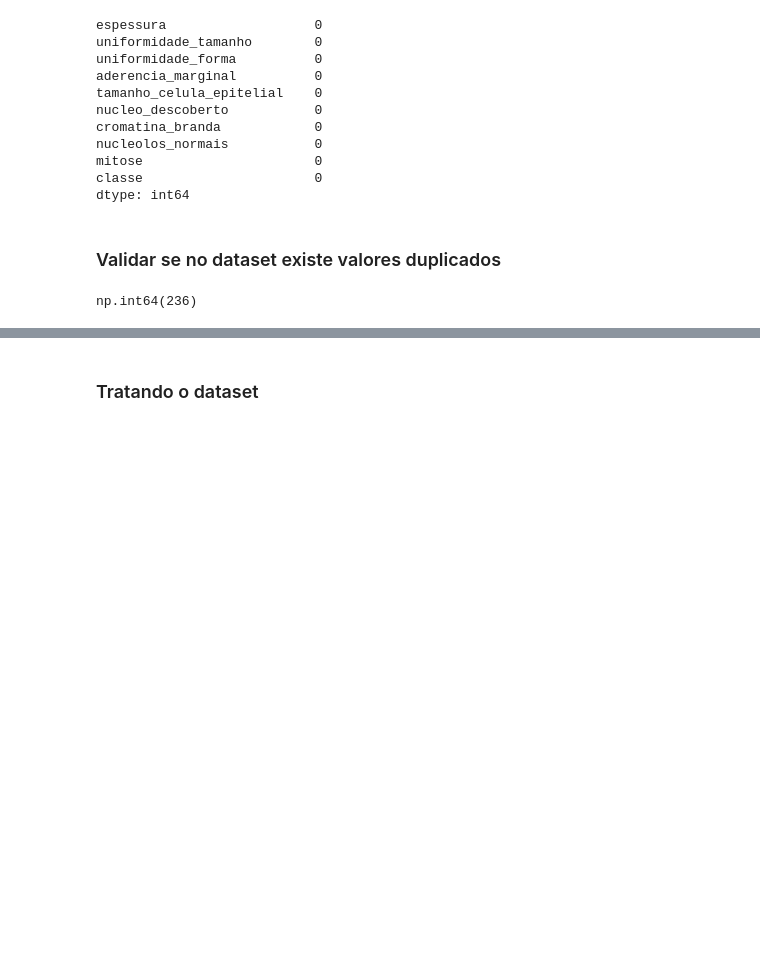
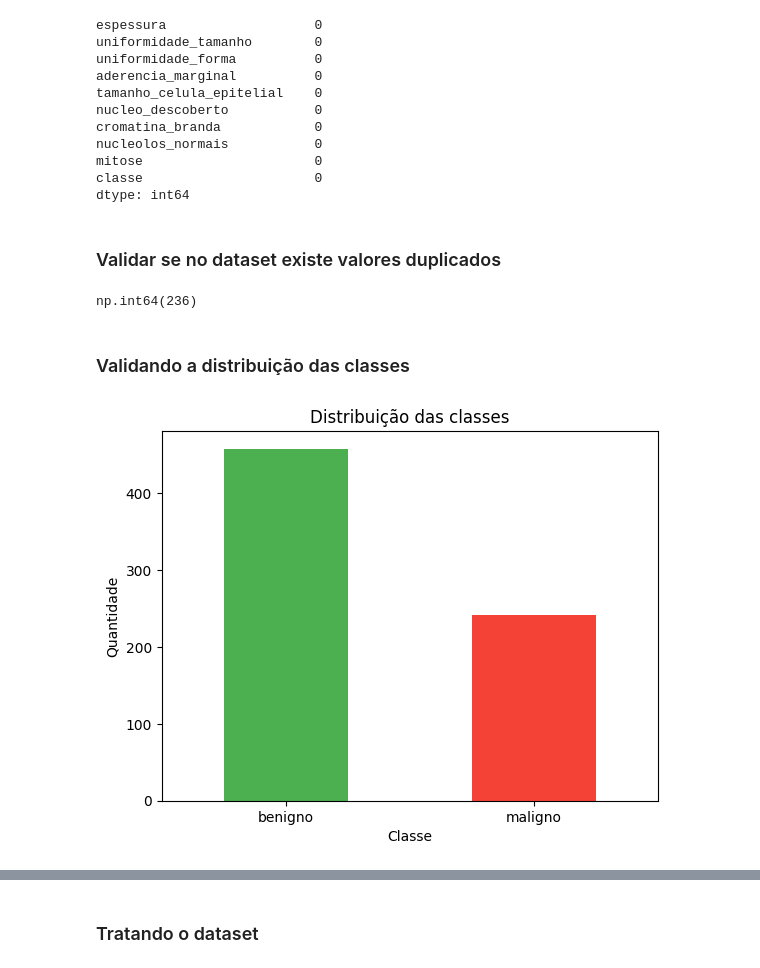
Before and after one commit to vitorribas0/estudos_ciencia_de_dados, a Jupyter notebook: projetos/naive_bayes/1_breast_cancer.ipynb, the cells around one changed output, grey strips where cells are left out. Drawn from its saved outputs; the diff is of its cells as text; code cells hidden in the pictures; blank space fills up the shorter version.

```diff
--- a/projetos/naive_bayes/1_breast_cancer.ipynb
+++ b/projetos/naive_bayes/1_breast_cancer.ipynb
@@ -56,3 +79,15 @@ dtype: int64
 df_breast_cancer.duplicated().sum()
 # %% [output]
 np.int64(236)
+# %% [markdown]
+### Validando a distribuição das classes
+# %%
+## identificamos que a ditribução das classes está desbalanceada, com mais casos de classe 0 (benigno) do que classe 1 (maligno)
+df_breast_cancer['classe'].value_counts().plot(kind='bar', color=['#4CAF50', '#F44336'])
+plt.title('Distribuição das classes')
+plt.xlabel('Classe')
+plt.ylabel('Quantidade')
+plt.xticks(rotation=0)
+plt.show()
+# %% [output]
+[figure, added]
```
Also changed, not shown: parts of 25 cells of this notebook.
